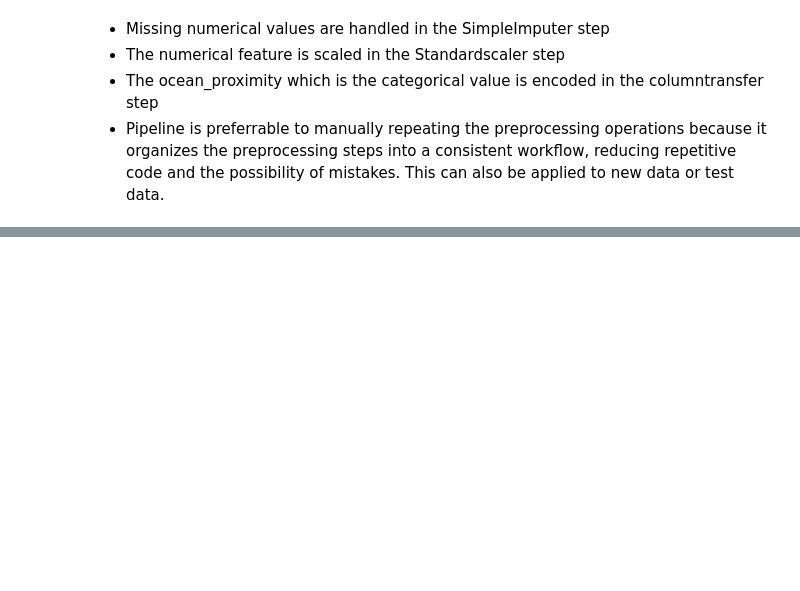
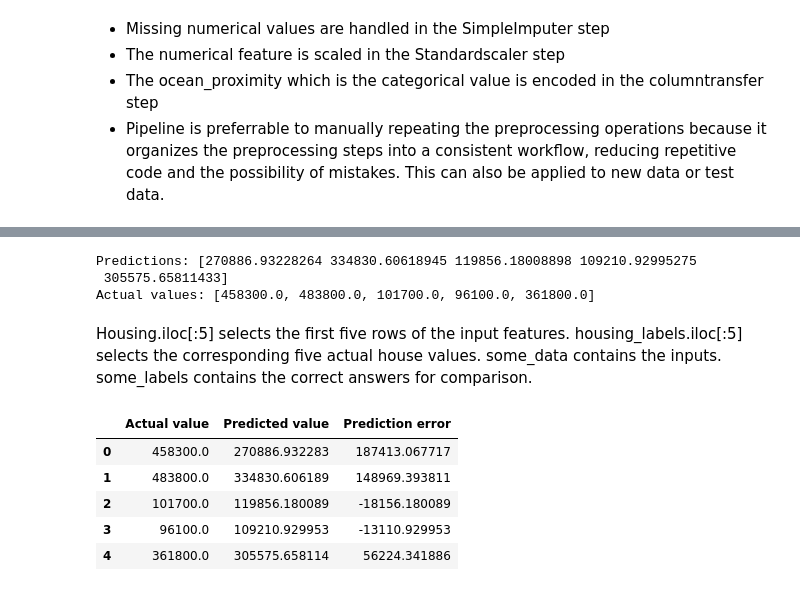
Before and after one commit to Dimma-create/AI-ML-LABS, a Jupyter notebook: IAI600_Lab_01.ipynb, the cells around one changed output, grey strips where cells are left out. Drawn from its saved outputs; the diff is of its cells as text; code cells hidden in the pictures; blank space fills up the shorter version.

```diff
--- a/IAI600_Lab_01.ipynb
+++ b/IAI600_Lab_01.ipynb
@@ -610,3 +610,12 @@ ColumnTransformer(transformers=[('num',
 - The numerical feature is scaled in the Standardscaler step
 - The ocean_proximity which is the categorical value is encoded in the columntransfer step
 - Pipeline is preferrable to manually repeating the preprocessing operations because it organizes the preprocessing steps into a consistent workflow, reducing repetitive code and the possibility of mistakes. This can also be applied to new data or test data.
+# %%
+housing = strat_train_set.drop(
+    "median_house_value",
+    axis=1
+)
+
+housing_labels = strat_train_set[
+    "median_house_value"
+].copy()
@@ -612,0 +624,4 @@ ColumnTransformer(transformers=[('num',
+# %%
+housing_prepared = full_pipeline.fit_transform(
+    housing
+)
@@ -612,0 +642,7 @@ ColumnTransformer(transformers=[('num',
+# %%
+from sklearn.linear_model import LinearRegression
+lin_reg = LinearRegression()
+lin_reg.fit(
+    housing_prepared,
+    housing_labels
+)
@@ -612,0 +657,38 @@ ColumnTransformer(transformers=[('num',
+# %%
+some_data = housing.iloc[:5]
+some_labels = housing_labels.iloc[:5]
+some_data_prepared = full_pipeline.transform(
+    some_data
+)
+predictions = lin_reg.predict(
+    some_data_prepared
+)
+
+print("Predictions:", predictions)
+print("Actual values:", list(some_labels))
+# %% [output]
+Predictions: [270886.93228264 334830.60618945 119856.18008898 109210.92995275
+ 305575.65811433]
+Actual values: [458300.0, 483800.0, 101700.0, 96100.0, 361800.0]
+# %% [markdown]
+Housing.iloc[:5] selects the first five rows of the input features.
+housing_labels.iloc[:5] selects the corresponding five actual house values.
+some_data contains the inputs.
+some_labels contains the correct answers for comparison.
+# %%
+errors = some_labels.to_numpy() - predictions
+
+comparison = pd.DataFrame({
+    "Actual value": some_labels.to_numpy(),
+    "Predicted value": predictions,
+    "Prediction error": errors
+})
+
+comparison
+# %% [output]
+|  | Actual value | Predicted value | Prediction error |
+| 0 | 458300.0 | 270886.932283 | 187413.067717 |
+| 1 | 483800.0 | 334830.606189 | 148969.393811 |
+| 2 | 101700.0 | 119856.180089 | -18156.180089 |
+| 3 | 96100.0 | 109210.929953 | -13110.929953 |
+| 4 | 361800.0 | 305575.658114 | 56224.341886 |
```
Also changed, not shown: parts of 51 cells of this notebook, 2 other files.
